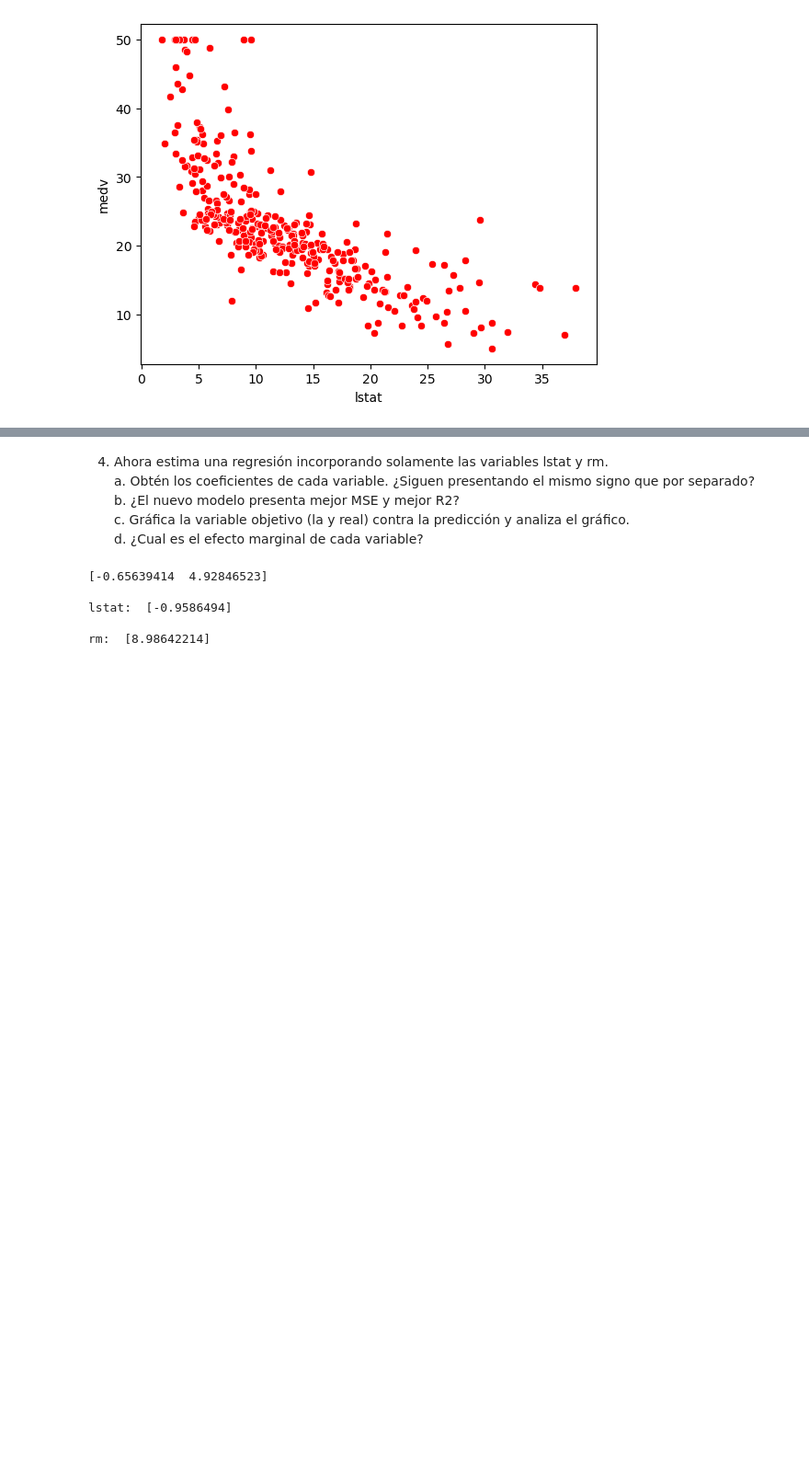
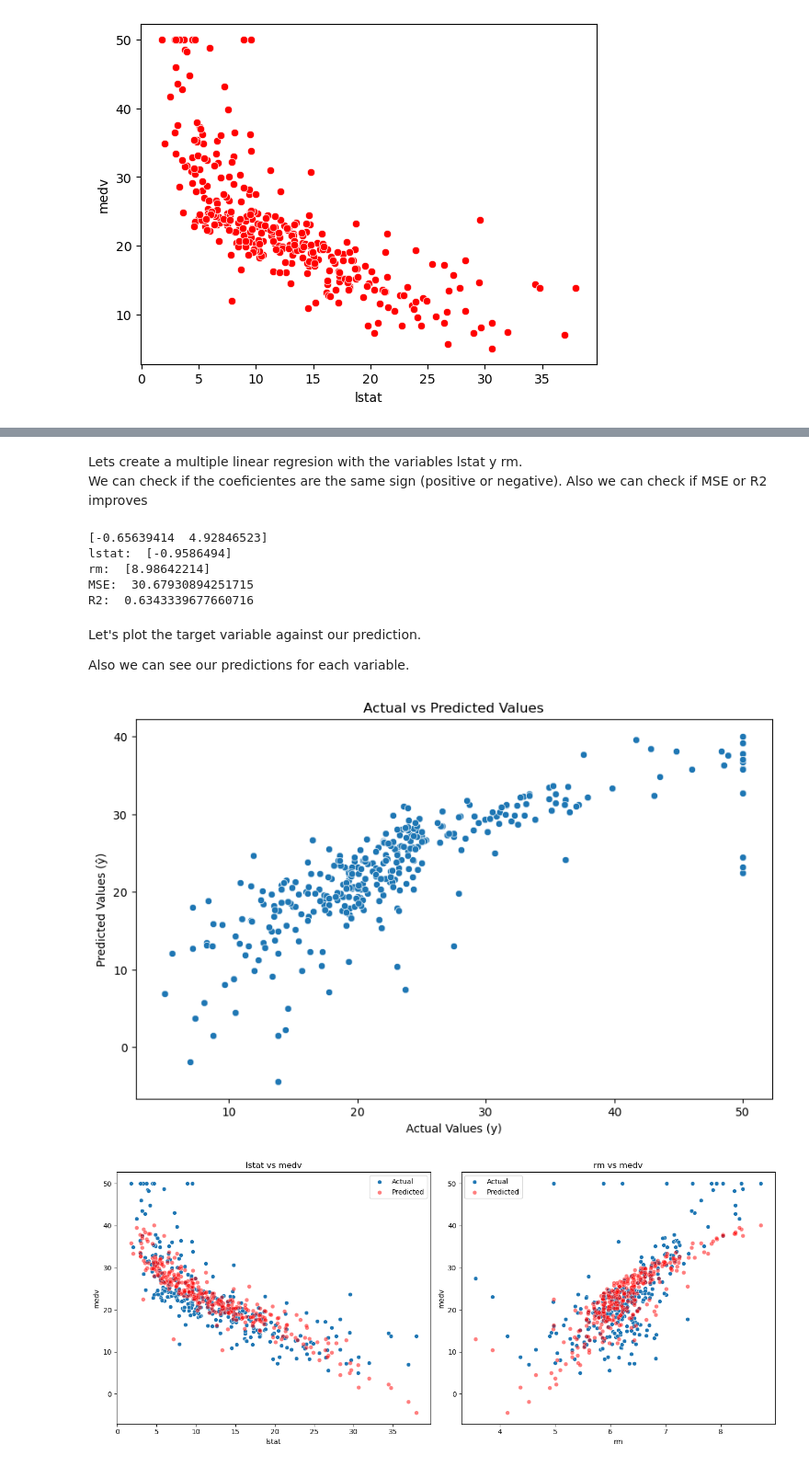
Before and after one commit to luccifer00/Data-Scientist-Machine-Learning-Regression, a Jupyter notebook: p-regresion-lineal-polinomial.ipynb, the cells around one changed output, grey strips where cells are left out. Shown at 92% size. Drawn from its saved outputs; the diff is of its cells as text; code cells hidden in the pictures; blank space fills up the shorter version.

```diff
--- a/p-regresion-lineal-polinomial.ipynb
+++ b/p-regresion-lineal-polinomial.ipynb
@@ -12,5 +12,5 @@ from sklearn.metrics import mean_squared_error, r2_score
 # %%
-df = pd.read_csv("BostonHousing.csv")
+df = pd.read_csv("Data/BostonHousing.csv")
 df.head(5)
 # %% [output]
 |  | ID | crim | zn | indus | chas | nox | rm | age | dis | rad | tax | ... |
@@ -181,9 +172,7 @@ R2:  0.5455300115227188
-# %% [markdown]
-4. Ahora estima una regresión incorporando solamente las variables lstat y rm.
-a. Obtén los coeficientes de cada variable. ¿Siguen presentando el mismo signo que por separado?
-b. ¿El nuevo modelo presenta mejor MSE y mejor R2?
-c. Gráfica la variable objetivo (la y real) contra la predicción y analiza el gráfico.
-d. ¿Cual es el efecto marginal de cada variable?
+# %% [markdown]
+Lets create a multiple linear regresion with the variables lstat y rm.
+We can check if the coeficientes are the same sign (positive or negative).
+Also we can check if MSE or R2 improves
 # %%
 X=df[['lstat','rm']]
 y=df.medv
@@ -193,9 +182,12 @@ multimod.fit(X,y)
 print(multimod.coef_)
 print('lstat: ',lstatmod.coef_)
 print('rm: ',rmmod.coef_)
+yhat = multimod.predict(X)
+print('MSE: ',(mean_squared_error(y,yhat)))
+print('R2: ',(r2_score(y, yhat)))
 # %% [output]
 [-0.65639414  4.92846523]
-
 lstat:  [-0.9586494]
-
 rm:  [8.98642214]
+MSE:  30.67930894251715
+R2:  0.6343339677660716
@@ -203,0 +194,36 @@ print('MSE: ',(mean_square_error(
+# %% [markdown]
+Let's plot the target variable against our prediction.
+
+Also we can see our predictions for each variable.
+# %%
+# Target variable against prediction
+plt.figure(figsize=(10, 6))
+sns.scatterplot(x=y, y=yhat)
+plt.xlabel('Actual Values (y)')
+plt.ylabel('Predicted Values (ŷ)')
+plt.title('Actual vs Predicted Values')
+plt.show()
+
+# Each dependent variable against independent variable
+fig, axs = plt.subplots(1, 2, figsize=(14, 6))
+
+# lstat vs medv
+sns.scatterplot(ax=axs[0], x=df['lstat'], y=y, label='Actual')
+sns.scatterplot(ax=axs[0], x=df['lstat'], y=yhat, color='red', label='Predicted', alpha=0.5)
+axs[0].set_title('lstat vs medv')
+axs[0].set_xlabel('lstat')
+axs[0].set_ylabel('medv')
+
+# rm vs medv
+sns.scatterplot(ax=axs[1], x=df['rm'], y=y, label='Actual')
+sns.scatterplot(ax=axs[1], x=df['rm'], y=yhat, color='red', label='Predicted', alpha=0.5)
+axs[1].set_title('rm vs medv')
+axs[1].set_xlabel('rm')
+axs[1].set_ylabel('medv')
+
+plt.tight_layout()
+plt.legend()
+plt.show()
+# %% [output]
+[figure, added]
+[figure, added]
```
Also changed, not shown: parts of 29 cells of this notebook, 1 other file.
